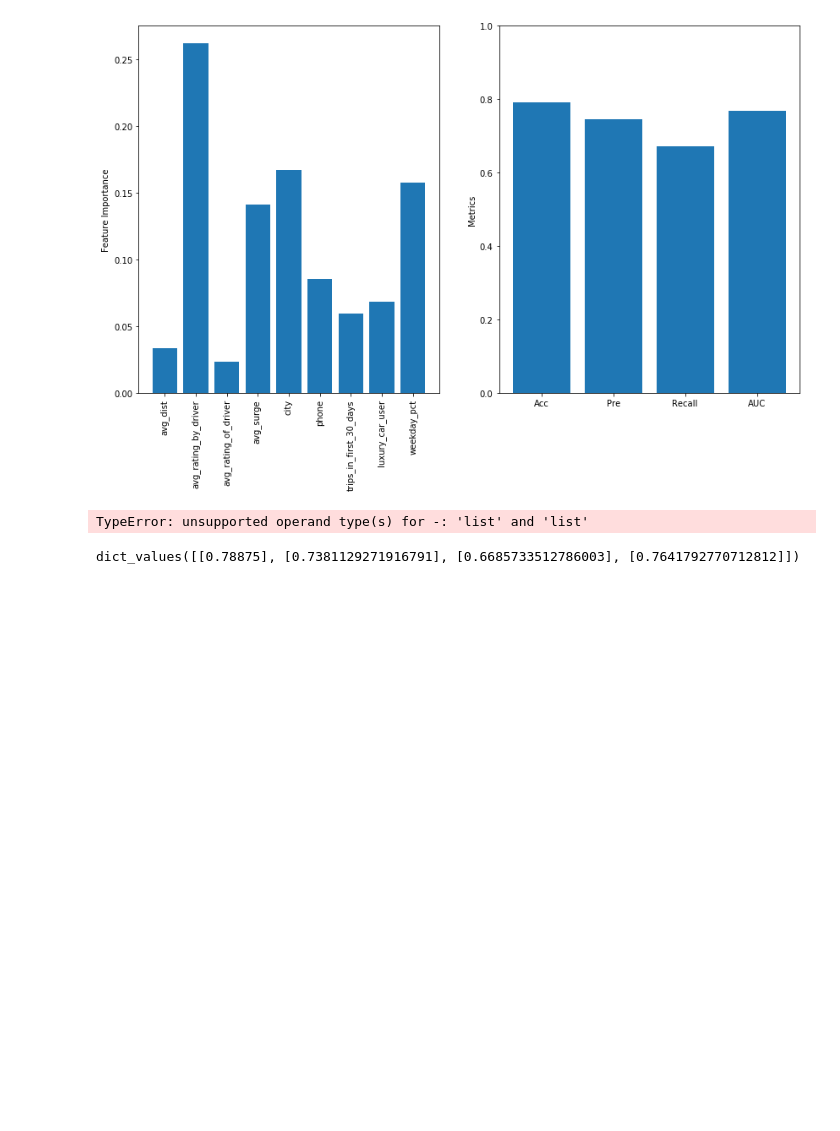
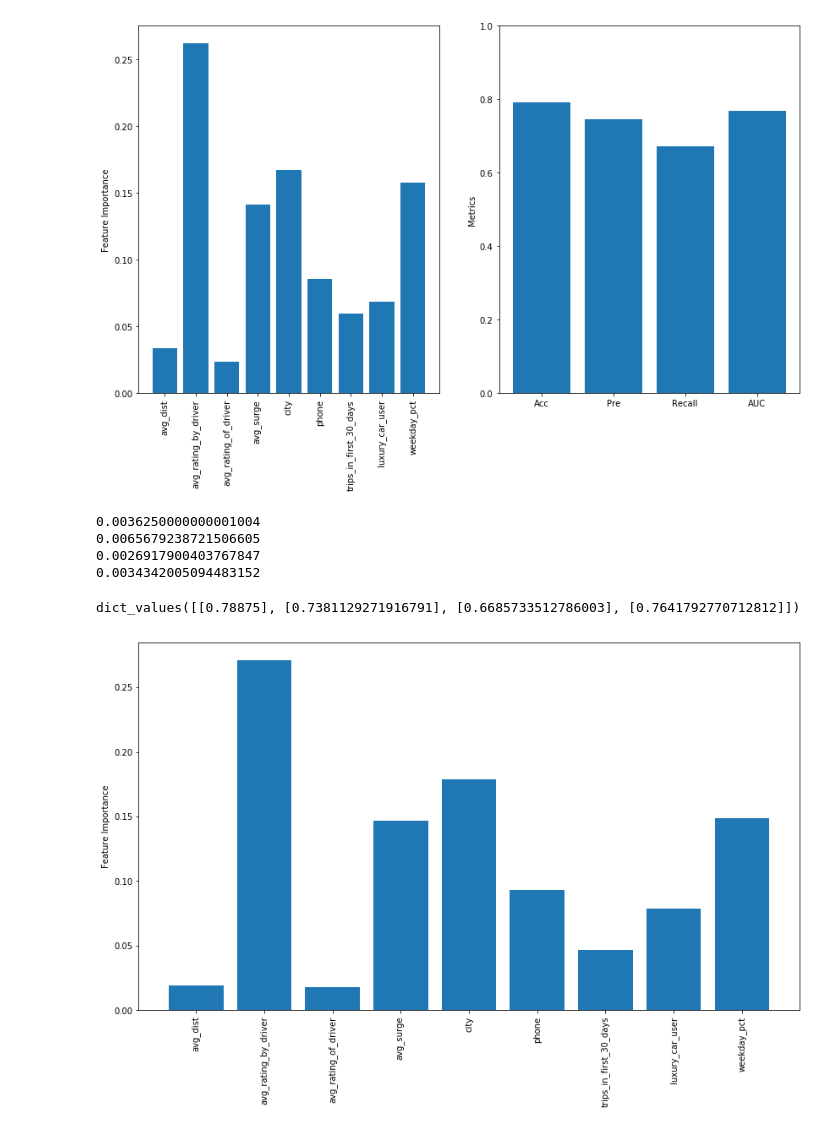
Before and after one commit to Aidan-Jared/Rideshare-Churn, a Jupyter notebook: dwl.ipynb, the cells around one changed output. Cells and saved outputs as stored; diff of their text form; code cells hidden in the pictures; blank space fills up the shorter version.

```diff
--- a/dwl.ipynb
+++ b/dwl.ipynb
@@ -196,11 +196,23 @@ recall:  0.671
 auc:  0.768
 [figure]
 # %%
-for i in list(range(4)):
-    print(list(mets1.values())[i] - list(mets.values())[i])
+for i in range(4):
+    print(list(mets.values())[i][0] - list(mets1.values())[i][0])
 # %% [output]
-TypeError: unsupported operand type(s) for -: 'list' and 'list'
+0.0036250000000001004
+0.0065679238721506605
+0.0026917900403767847
+0.0034342005094483152
 # %%
 mets1.values()
 # %% [output]
 dict_values([[0.78875], [0.7381129271916791], [0.6685733512786003], [0.7641792770712812]])
+# %%
+fig, ax1 = plt.subplots(figsize = (14, 8))
+ax1.bar(df_train.drop("churn", axis=1).columns, rf.feature_importances_)
+ax1.set_ylabel('Feature Importance')
+plt.setp(ax1.get_xticklabels(), rotation=45);
+ax1.set_xticklabels(labels = df_train.drop("churn", axis=1).columns, rotation=90)
+fig.savefig('modelFeature.png', bbox_inches = "tight")
+# %% [output]
+[figure, added]
```
Also changed, not shown: 2 other files.
